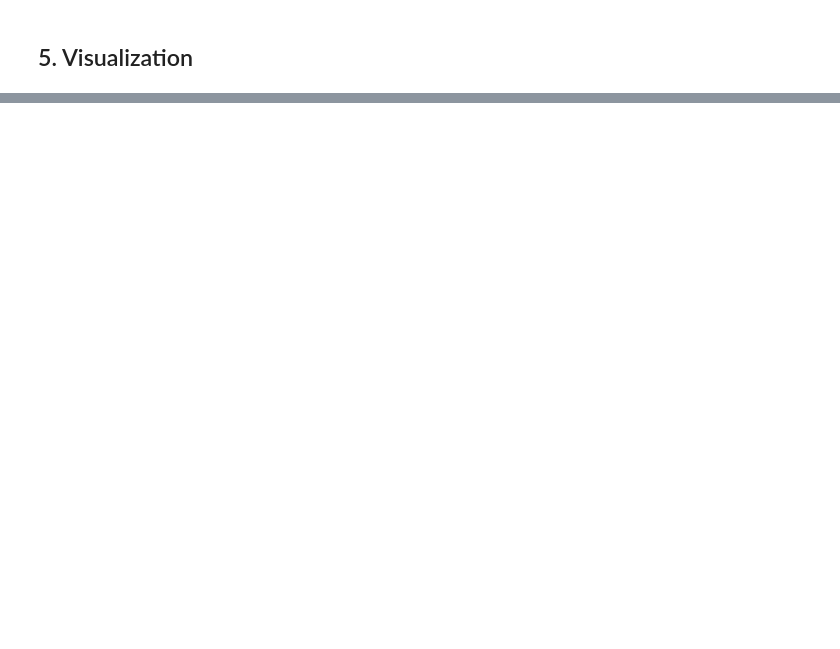
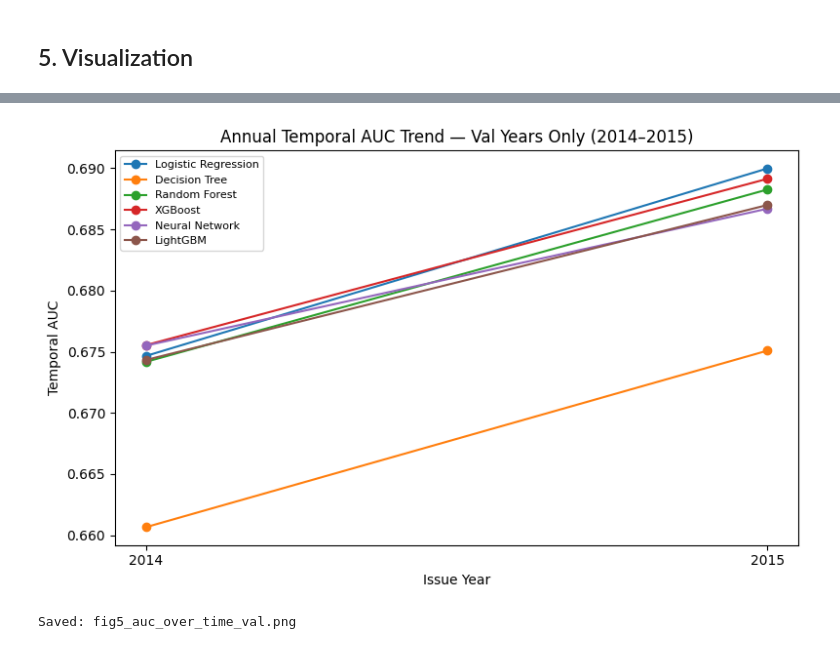
Before and after one commit to shree-sriadibhatla/CSCI-567-Project, a Jupyter notebook: lending_club_final_v8_1_new_auc_drop.ipynb, the cells around one changed output, grey strips where cells are left out. Cells and saved outputs as stored; diff of their text form; code cells hidden in the pictures; blank space fills up the shorter version.

Commit message:
add visualization

```diff
--- a/lending_club_final_v8_1_new_auc_drop.ipynb
+++ b/lending_club_final_v8_1_new_auc_drop.ipynb
@@ -1221,0 +1276,34 @@ DTree_optuna_5       0.0000            0.6677        0.6532  0.3742      0.2291
+# %%
+# Figure 2: Annual Temporal AUC Trend — Val Set Only (2014-2015)
+
+VAL_YEARS = [2014, 2015]
+
+best_model_per_family = {}
+for name, res in all_results.items():
+    fam = infer_family(name)
+    trp = res['val_auc_drop']
+    if fam not in best_model_per_family or trp > best_model_per_family[fam][1]:
+        best_model_per_family[fam] = (name, trp)
+
+FAIR_MODELS_PLOT = [best_model_per_family[f][0] for f in family_order if f in best_model_per_family]
+FAIR_LABELS_PLOT = [f for f in family_order if f in best_model_per_family]
+
+fig, ax = plt.subplots(figsize=(8, 5))
+for mname, family_label in zip(FAIR_MODELS_PLOT, FAIR_LABELS_PLOT):
+    year_map = all_results[mname]['yearly']
+    years = [y for y in sorted(year_map.keys()) if y in VAL_YEARS]
+    vals  = [year_map[y] for y in years]
+    ax.plot(years, vals, marker='o', label=family_label, color=family_colors[family_label])
+
+ax.set_xlabel('Issue Year')
+ax.set_ylabel('Temporal AUC')
+ax.set_title('Annual Temporal AUC Trend — Val Years Only (2014–2015)')
+ax.set_xticks(VAL_YEARS)
+ax.legend(fontsize=8)
+plt.tight_layout()
+plt.savefig('/content/fig5_auc_over_time_val.png', dpi=150)
+plt.show()
+print('Saved: fig5_auc_over_time_val.png')
+# %% [output]
+[figure, added]
+Saved: fig5_auc_over_time_val.png
```
Also changed, not shown: parts of 3 cells of this notebook, 1 other file.
